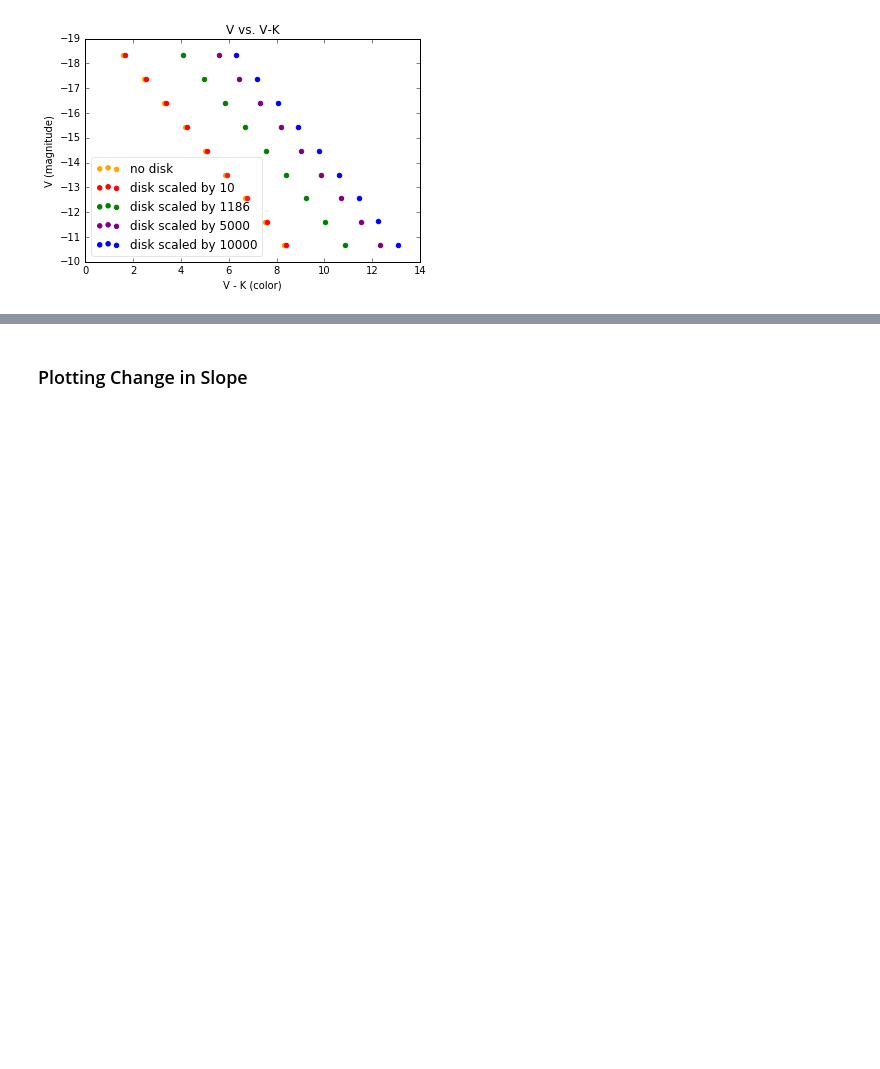
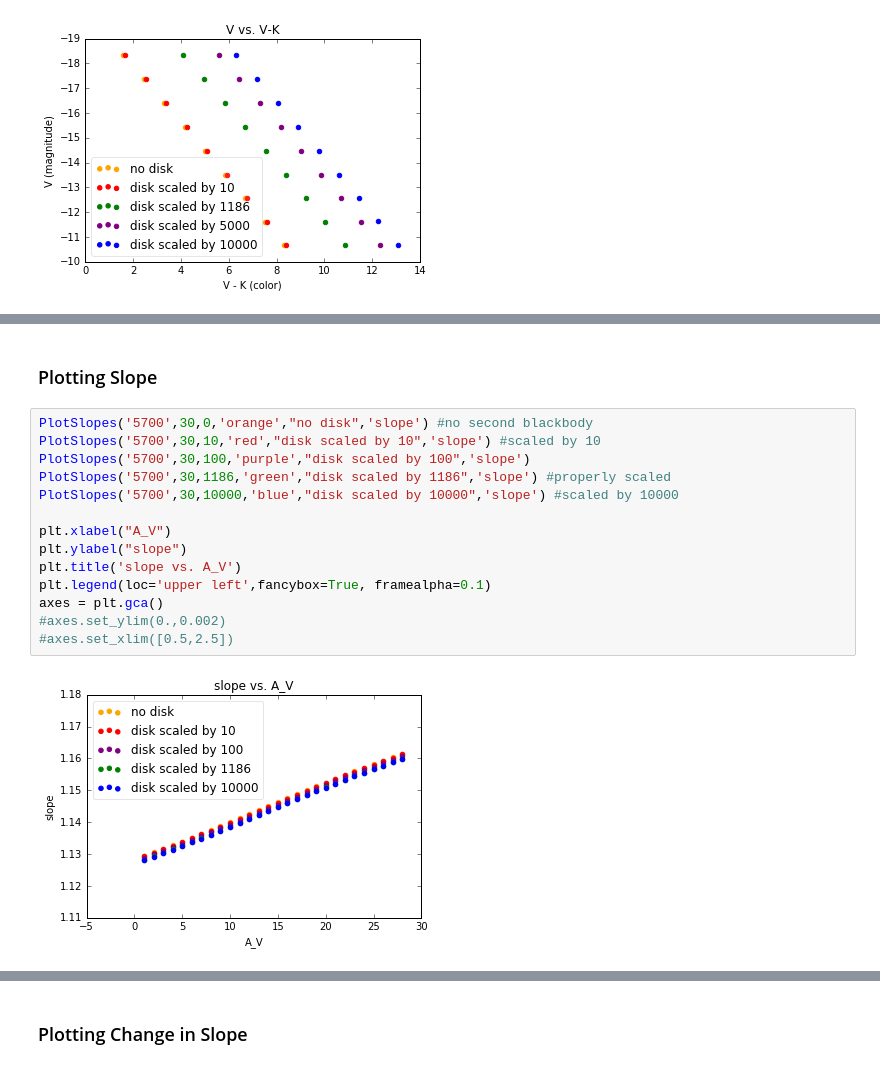
Before and after one commit to ojalae/initial-photometry, a Jupyter notebook: Plots for Extinguished Star and Extinguished Disk.ipynb, the cells around one changed output, grey strips where cells are left out. Saved outputs shown, nothing was run; the diff lists cells and outputs as text; blank space fills up the shorter version.

```diff
--- a/Plots for Extinguished Star and Extinguished Disk.ipynb
+++ b/Plots for Extinguished Star and Extinguished Disk.ipynb
@@ -490,0 +491,18 @@ plt.title('V vs. V-K')
+# %% [markdown]
+### Plotting Slope
+# %%
+PlotSlopes('5700',30,0,'orange',"no disk",'slope') #no second blackbody
+PlotSlopes('5700',30,10,'red',"disk scaled by 10",'slope') #scaled by 10
+PlotSlopes('5700',30,100,'purple',"disk scaled by 100",'slope')
+PlotSlopes('5700',30,1186,'green',"disk scaled by 1186",'slope') #properly scaled
+PlotSlopes('5700',30,10000,'blue',"disk scaled by 10000",'slope') #scaled by 10000
+
+plt.xlabel("A_V")
+plt.ylabel("slope")
+plt.title('slope vs. A_V')
+plt.legend(loc='upper left',fancybox=True, framealpha=0.1)
+axes = plt.gca()
+#axes.set_ylim(0.,0.002)
+#axes.set_xlim([0.5,2.5])
+# %% [output]
+[figure, added]
```
Also changed, not shown: parts of 8 cells of this notebook, 2 other files.
